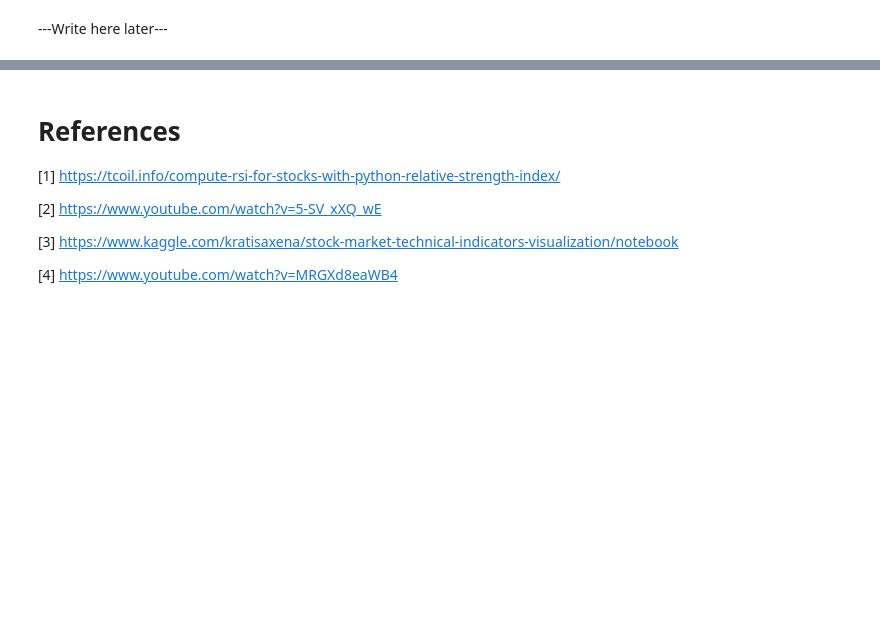
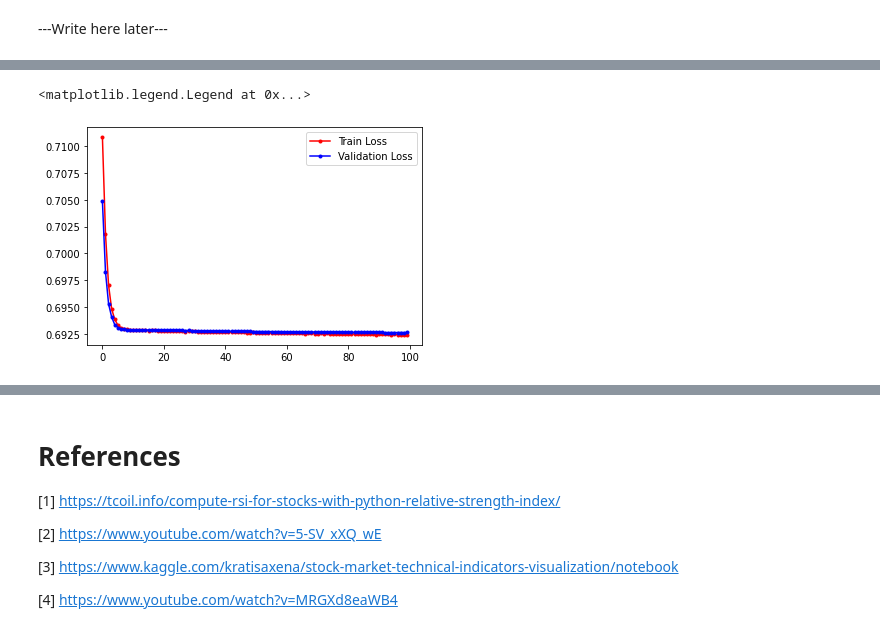
Before and after one commit to GilSasson/AI-DM, a Jupyter notebook: StocksFinalProject.ipynb, the cells around one changed output, grey strips where cells are left out. Drawn from its saved outputs; the diff is of its cells as text; code cells hidden in the pictures; blank space fills up the shorter version.

```diff
--- a/StocksFinalProject.ipynb
+++ b/StocksFinalProject.ipynb
@@ -479,0 +489,33 @@ roc-auc is 0.890
+# %%
+# Split the data to Train, and Test (75%, 25%)
+X_train, X_test, y_train, y_test = train_test_split(Xx, Y, test_size=0.25, random_state=11111)
+# %%
+## This aids the training of neural nets by providing numerical stability
+## Random Forest does not need this as it finds a split only, as opposed to performing matrix multiplications
+## Scaling the stock values in order to reduce memory usage
+
+normalizer = MinMaxScaler()
+X_train_norm = normalizer.fit_transform(X_train)
+X_test_norm = normalizer.transform(X_test)
+# %%
+# Define the Model
+# Input size is 8-dimensional
+# 1 hidden layer, 12 hidden nodes, sigmoid activation
+# Final layer has just one node with a sigmoid activation (standard for binary classification)
+model_1 = Sequential([
+    Dense(32,input_shape=(X_train_norm.shape[1],),activation="relu"),
+    Dense(64,input_shape=(X_train_norm.shape[1],),activation="relu"),
+    Dropout(0.02),
+    Dense(8,activation="sigmoid"),
+    Dense(1, activation="sigmoid")
+])
+# %%
+# Fit(Train) the Model
+
+# Compile the model with Optimizer, Loss Function and Metrics
+# Roc-Auc is not available in Keras as an off the shelf metric yet, so we will skip it here.
+
+model_1.compile(SGD(lr = .003), "binary_crossentropy", metrics=["accuracy"])
+run_hist_1 = model_1.fit(X_train_norm, y_train, validation_data=(X_test_norm, y_test), epochs=100, batch_size=50)
+# the fit function returns the run history.
+# It is very convenient, as it contains information about the model fit, iterations etc.
@@ -479,0 +540,8 @@ roc-auc is 0.890
+# %%
+fig, ax = plt.subplots()
+ax.plot(run_hist_1.history["loss"],'r', marker='.', label="Train Loss")
+ax.plot(run_hist_1.history["val_loss"],'b', marker='.', label="Validation Loss")
+ax.legend()
+# %% [output]
+<matplotlib.legend.Legend at 0x...>
+[figure, added]
```
Also changed, not shown: parts of 22 cells of this notebook.
